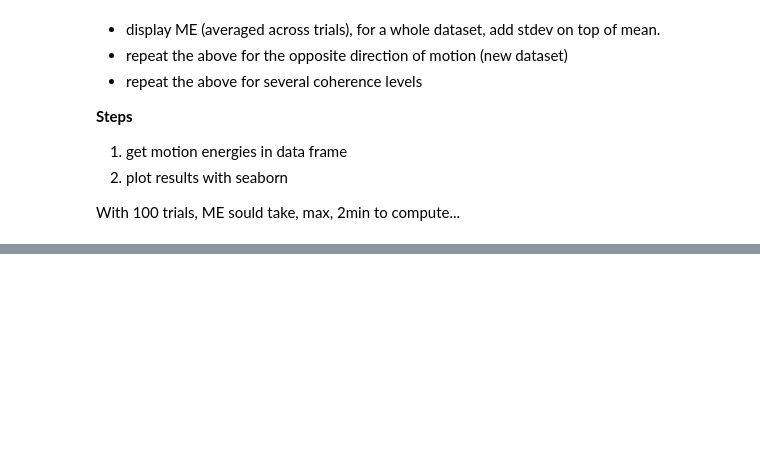
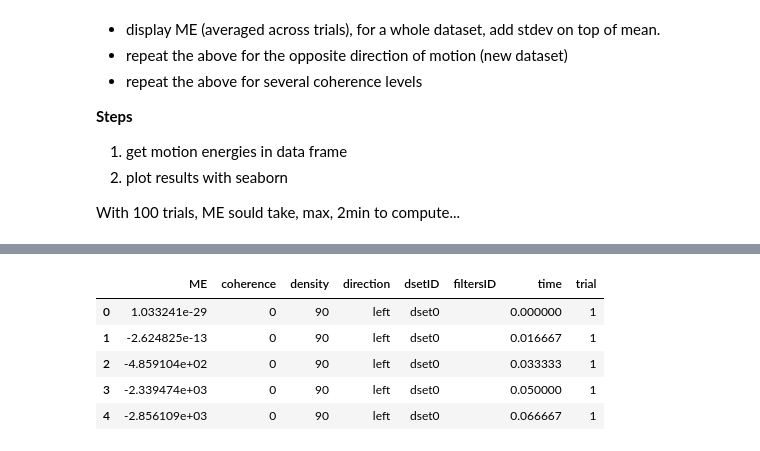
Before and after one commit to aernesto/motion_energy_Adrian, a Jupyter notebook: Python/notebooks/Apply Kiani's filters to dots_db stimuli.ipynb, the cells around one changed output, grey strips where cells are left out. Cells and saved outputs as stored; diff of their text form; code cells hidden in the pictures; blank space fills up the shorter version.

```diff
--- a/Python/notebooks/Apply Kiani's filters to dots_db stimuli.ipynb
+++ b/Python/notebooks/Apply Kiani's filters to dots_db stimuli.ipynb
@@ -154,6 +177,10 @@ filters = kiani_me.motion_filters(filter_shape, filter_res)
 # %% [markdown]
 Step 3 completed
 # %%
-%%time
-dots_energy = [kiani_me.apply_motion_energy_filters(x, filters) for x in dots]
+if not SKIP_BASIC_STEPS:
+    %%time
+    dots_energy = [kiani_me.apply_motion_energy_filters(x, filters) for x in dots]
+    print('Step 4 completed')
+else:
+    print('step 4 skipped')
 # %% [output]
@@ -231,0 +247,15 @@ memory usage: 37.6+ KB
+# %%
+%%time
+RUN = False
+if RUN:
+    print(f"applying filters to {len(dset_names)} datasets of {len(trial_list)} trials each")
+    df_list = [my_me.compute_motion_energy_for_trials_in_db(file_path,
+                                                            dsetname,
+                                                            gname,
+                                                            trial_list,
+                                                            filters,
+                                                            append_to=None) for (dsetname,
+                                                                                 gname) in zip(dset_names,
+                                                                                               group_names)]
+else:
+    print(f"As a safeguard, this cell didn't execute. Set the RUN variable to True if you really want to execute it.")
@@ -231,0 +291,9 @@ memory usage: 37.6+ KB
+# %%
+agg_df.head()
+# %% [output]
+|  | ME | coherence | density | direction | dsetID | filtersID | time | trial |
+| 0 | 1.033241e-29 | 0 | 90 | left | dset0 |  | 0.000000 | 1 |
+| 1 | -2.624825e-13 | 0 | 90 | left | dset0 |  | 0.016667 | 1 |
+| 2 | -4.859104e+02 | 0 | 90 | left | dset0 |  | 0.033333 | 1 |
+| 3 | -2.339474e+03 | 0 | 90 | left | dset0 |  | 0.050000 | 1 |
+| 4 | -2.856109e+03 | 0 | 90 | left | dset0 |  | 0.066667 | 1 |
```
Also changed, not shown: parts of 28 cells of this notebook, 1 other file.
